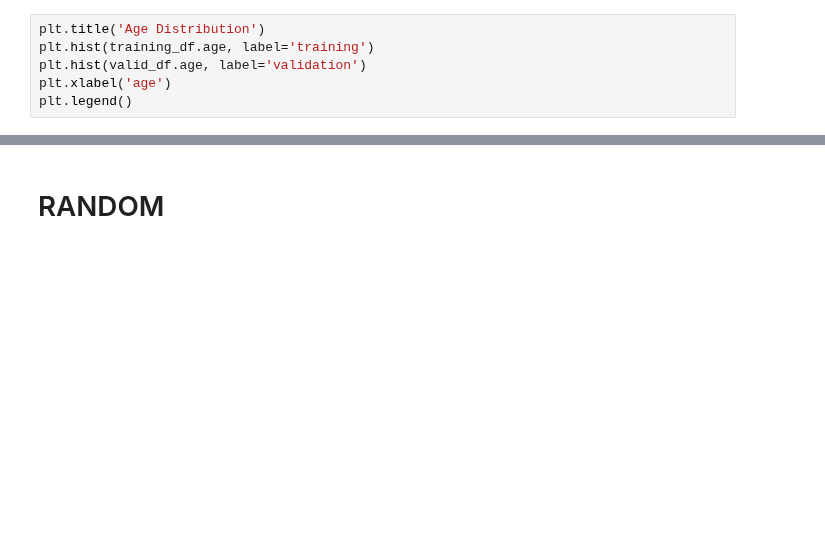
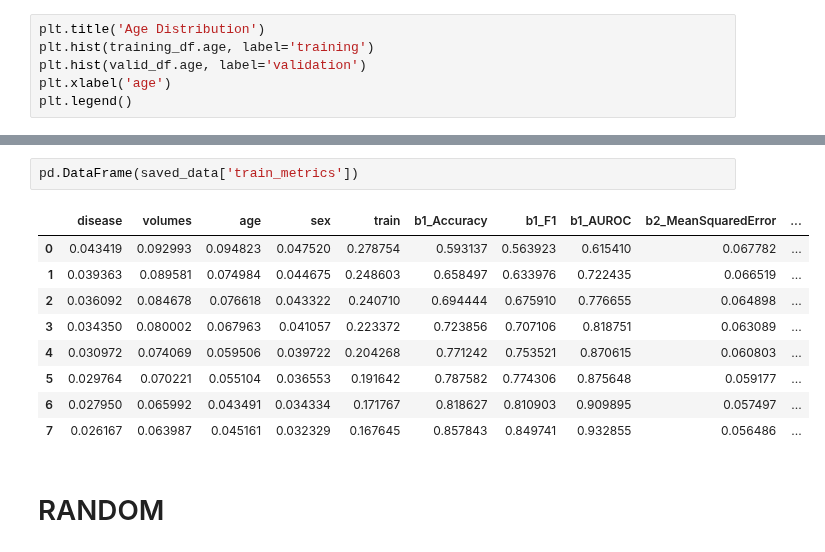
Before and after one commit to cosasha97/interpretability-dl-ndd, a Jupyter notebook: experiments.ipynb, the cells around one changed output, grey strips where cells are left out. Saved outputs shown, nothing was run; the diff lists cells and outputs as text; blank space fills up the shorter version.

```diff
--- a/experiments.ipynb
+++ b/experiments.ipynb
@@ -730,3 +789,15 @@ parameters.sort_values('model')
+# %%
+pd.DataFrame(saved_data['train_metrics'])
+# %% [output]
+|  | disease | volumes | age | sex | train | b1_Accuracy | b1_F1 | b1_AUROC | b2_MeanSquaredError | ... |
+| 0 | 0.043419 | 0.092993 | 0.094823 | 0.047520 | 0.278754 | 0.593137 | 0.563923 | 0.615410 | 0.067782 | ... |
+| 1 | 0.039363 | 0.089581 | 0.074984 | 0.044675 | 0.248603 | 0.658497 | 0.633976 | 0.722435 | 0.066519 | ... |
+| 2 | 0.036092 | 0.084678 | 0.076618 | 0.043322 | 0.240710 | 0.694444 | 0.675910 | 0.776655 | 0.064898 | ... |
+| 3 | 0.034350 | 0.080002 | 0.067963 | 0.041057 | 0.223372 | 0.723856 | 0.707106 | 0.818751 | 0.063089 | ... |
+| 4 | 0.030972 | 0.074069 | 0.059506 | 0.039722 | 0.204268 | 0.771242 | 0.753521 | 0.870615 | 0.060803 | ... |
+| 5 | 0.029764 | 0.070221 | 0.055104 | 0.036553 | 0.191642 | 0.787582 | 0.774306 | 0.875648 | 0.059177 | ... |
+| 6 | 0.027950 | 0.065992 | 0.043491 | 0.034334 | 0.171767 | 0.818627 | 0.810903 | 0.909895 | 0.057497 | ... |
+| 7 | 0.026167 | 0.063987 | 0.045161 | 0.032329 | 0.167645 | 0.857843 | 0.849741 | 0.932855 | 0.056486 | ... |
 # %% [markdown]
 # RANDOM
 # %% [markdown]
```
Also changed, not shown: parts of 16 cells of this notebook, 2 other files.
